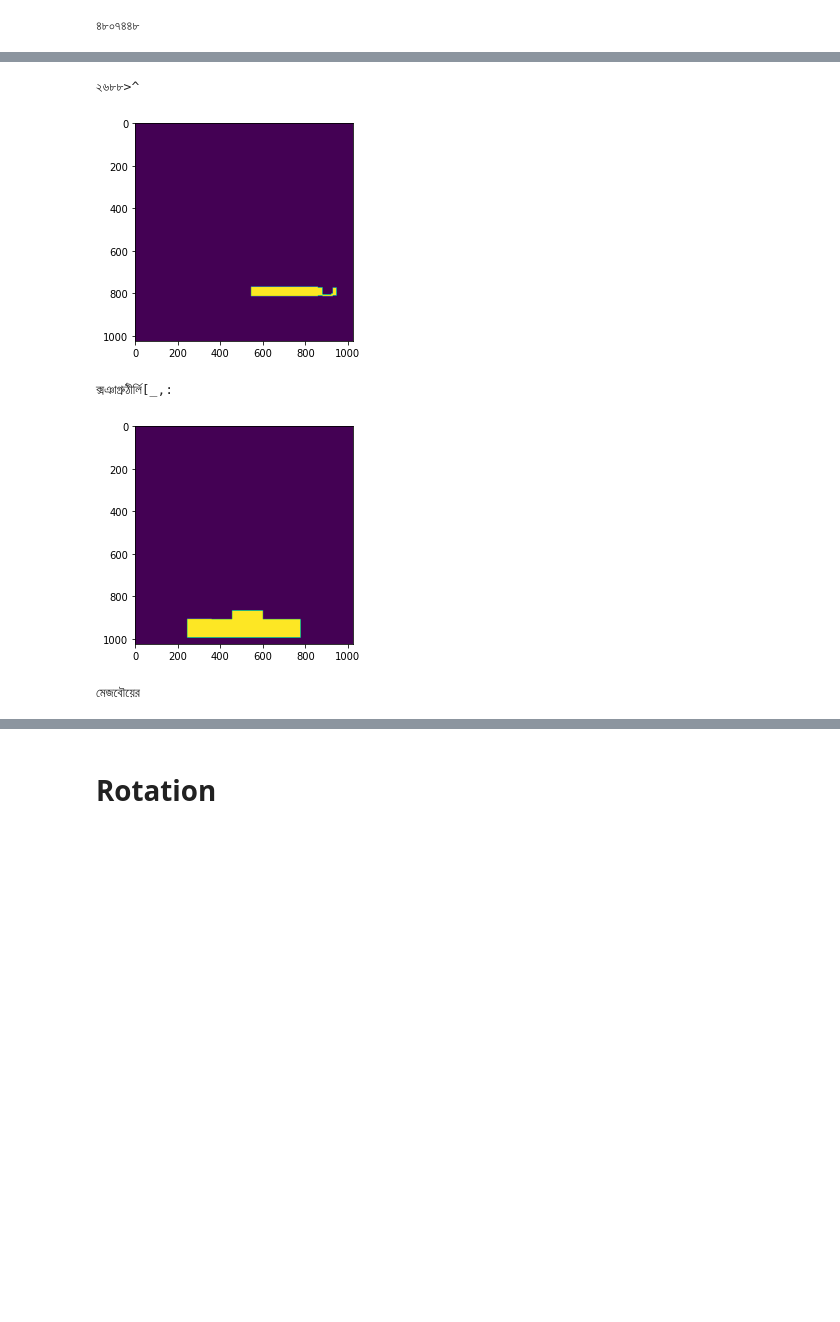
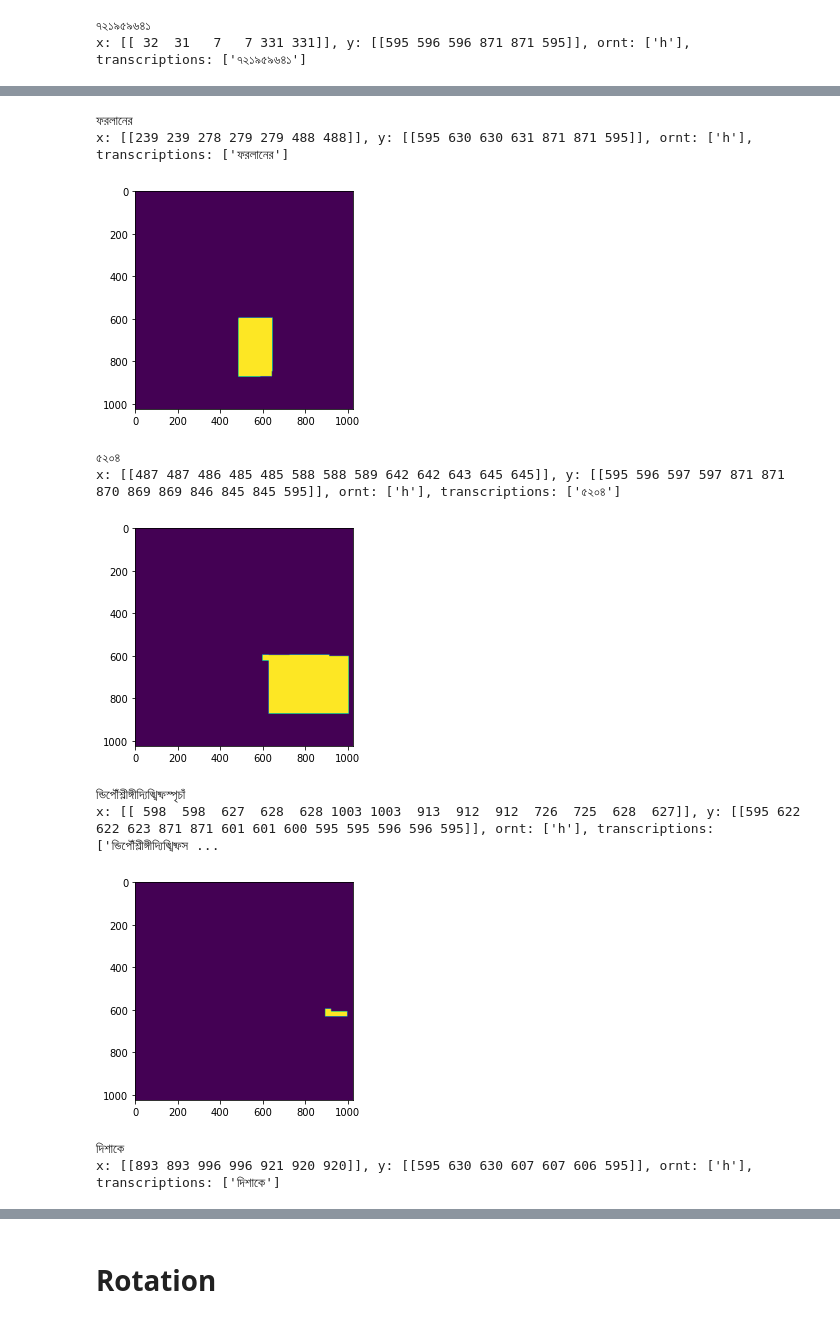
Before and after one commit to mnansary/apsis-detection, a Jupyter notebook: debug.ipynb, the cells around one changed output, grey strips where cells are left out. Cells and saved outputs as stored; diff of their text form; code cells hidden in the pictures; blank space fills up the shorter version.

```diff
--- a/debug.ipynb
+++ b/debug.ipynb
@@ -1,6 +1,6 @@
 # %%
 from coreLib.dataset import DataSet
-data_dir       = "/media/ansary/DriveData/Work/bengalAI/datasets/CraftData/source"
+data_dir       = "/home/rezwanul/Desktop/Apsis_Bangla_Handwritten/synth_DataSet/sourcedata"
 ds=DataSet(data_dir)
 # %% [output]
 #LOG     :All paths found
@@ -84,4 +87,11 @@ labels
 # %%
+from scipy.spatial import ConvexHull
+import argparse
+import imutils
+import cv2
+from PIL import Image
+from skimage import measure
+
 def convertToTotalText(page,labels,rotations=None):
     '''
         **_label_mask:polygon
@@ -115,30 +125,53 @@ def convertToTotalText(page,labels,rotations=None):
     char_mask=np.expand_dims(char_mask,axis=-1)
     char_mask=np.concatenate([char_mask,char_mask,char_mask],axis=-1)
     char_mask=char_mask.astype("uint8")
+    # text lines
+    text_lines=[]
     # word_mask
     word_mask=np.zeros(page.shape)
     for line_labels in labels:
         for label in line_labels:
-            _label_mask=np.zeros(img.shape)
+            _label_mask=np.zeros((img.shape), dtype=np.uint8)
             transcriptions=''
             for k,v in label.items():
                 if v!=' ':
                     transcriptions+=v
                     idx = np.where(page==k)
                     y_min,y_max,x_min,x_max = np.min(idx[0]), np.max(idx[0]), np.min(idx[1]), np.max(idx[1])
-
                     word_mask[y_min:y_max+1,x_min:x_max+1]=255
                     _label_mask[y_min:y_max+1,x_min:x_max+1]=255
+
             plt.imshow(_label_mask)
             plt.show()
             print(transcriptions)
+
+            contours, hiearchy = cv2.findContours(_label_mask, cv2.RETR_TREE,cv2.CHAIN_APPROX_SIMPLE)
+
+            X = []
+            Y = []
+            x_cord=[]
+            y_cord=[]
+            for i in range(len(contours)):
+                for j in range(len(contours[i])):
+                    x_cord.append(contours[i][j][0][0])
+                    y_cord.append(contours[i][j][0][1])
+
+            X.append(x_cord)
+            Y.append(y_cord)
+
+            orientation = 'h' ## horizontal
+            coordinates = "x: " + str(np.array(X)) + ", " + "y: " + str(np.array(Y)) + ", "+"ornt: "+ str([orientation]) + ", "+ "transcriptions: " + str([transcriptions])
+            print(coordinates)
+
+            text_lines.append(coordinates)
+
     word_mask=np.expand_dims(word_mask,axis=-1)
     word_mask=np.concatenate([word_mask,word_mask,word_mask],axis=-1)
     word_mask=word_mask.astype("uint8")
     # bounding box format text file
-    text_lines=[]
+#     text_lines=[]
 
     return char_mask,word_mask,text_lines
 # %%
-cm,tm,_=convertToTotalText(img,labels)
+cm,wm,tl=convertToTotalText(img,labels)
 # %% [output]
@@ -146 +179,2 @@ cm,tm,_=convertToTotalText(img,labels)
-৪৮০৭৪৪৮
+৭২১৯৫৯৬৪১
+x: [[ 32  31   7   7 331 331]], y: [[595 596 596 871 871 595]], ornt: ['h'], transcriptions: ['৭২১৯৫৯৬৪১']
@@ -148,5 +182,11 @@ cm,tm,_=convertToTotalText(img,labels)
-২৬৮৮>^
+ফরলানের
+x: [[239 239 278 279 279 488 488]], y: [[595 630 630 631 871 871 595]], ornt: ['h'], transcriptions: ['ফরলানের']
-[figure, old version]
+[figure, new version]
-ক্সঞাগ্রুঠীর্লি[_,:
+৫২০৪
+x: [[487 487 486 485 485 588 588 589 642 642 643 645 645]], y: [[595 596 597 597 871 871 870 869 869 846 845 845 595]], ornt: ['h'], transcriptions: ['৫২০৪']
-[figure, old version]
+[figure, new version]
-মেজবৌয়ের
+ন্ডিপৌঁশ্লীঙ্গীদ্যিঙ্খিষ্ফস্পৃচাঁ
+x: [[ 598  598  627  628  628 1003 1003  913  912  912  726  725  628  627]], y: [[595 622 622 623 871 871 601 601 600 595 595 596 596 595]], ornt: ['h'], transcriptions: ['ন্ডিপৌঁশ্লীঙ্গীদ্যিঙ্খিষ্ফস ...
+[figure, added]
+দিশাকে
+x: [[893 893 996 996 921 920 920]], y: [[595 630 630 607 607 606 595]], ornt: ['h'], transcriptions: ['দিশাকে']
```
Also changed, not shown: parts of 10 cells of this notebook.
